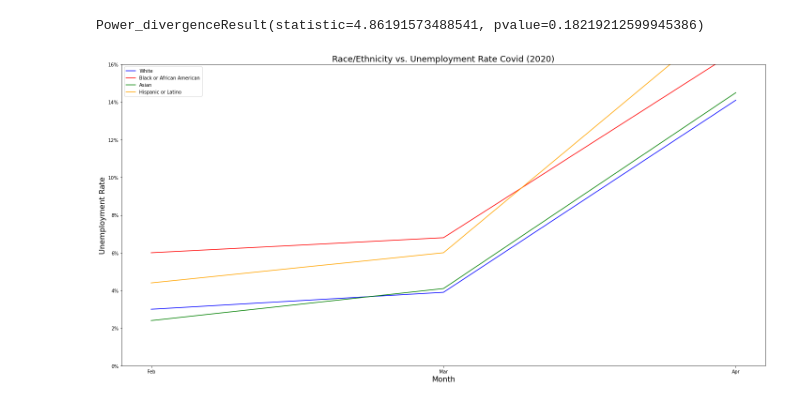
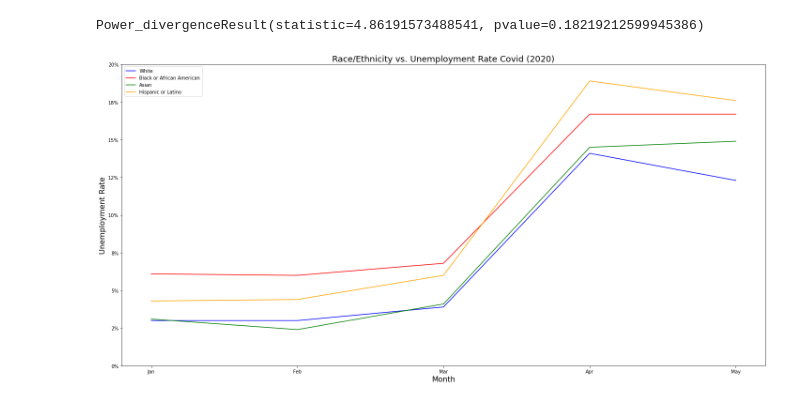
Before and after one commit to EpohDespair/Project-1, a Jupyter notebook: project1.ipynb, the cells around one changed output. Cells and saved outputs as stored; diff of their text form; code cells hidden in the pictures.

```diff
--- a/project1.ipynb
+++ b/project1.ipynb
@@ -764,3 +778,6 @@ Bachelor's Degree and Higher (25+)          4.27      6.07
 ...............................
 critical value: 7.81
 Power_divergenceResult(statistic=6.013440656460874, pvalue=0.11095813586299941)
+# %%
+covid_two = project1_table_raw.iloc[228:233, :]
+covid_two
@@ -880,24 +904,24 @@ critical value: 7.81
 Power_divergenceResult(statistic=4.86191573488541, pvalue=0.18219212599945386)
 # %%
 plt.figure(figsize=(20,10))
-plt.plot( 'Month', 'White', data=covid, color='blue')
-plt.plot( 'Month', 'Black or African American', data=covid, color='red')
-plt.plot( 'Month', 'Asian', data=covid, color='green')
-plt.plot( 'Month', 'Hispanic or Latino', data=covid, color='orange')
+plt.plot( 'Month', 'White', data=covid_two, color='blue')
+plt.plot( 'Month', 'Black or African American', data=covid_two, color='red')
+plt.plot( 'Month', 'Asian', data=covid_two, color='green')
+plt.plot( 'Month', 'Hispanic or Latino', data=covid_two, color='orange')
 plt.legend(loc='best')
 plt.title("Race/Ethnicity vs. Unemployment Rate Covid (2020)",fontsize=18)
 plt.xlabel('Month',fontsize=16)
 plt.ylabel('Unemployment Rate',fontsize=16)
 
-plt.ylim(0,16,4)
+plt.ylim(0,20,4)
 fig = plt.figure(1, (7,4))
 ax = fig.add_subplot(1,1,1)
 
 fmt = '%.0f%%' # Format for the ticks
 yticks = mtick.FormatStrFormatter(fmt)
 ax.yaxis.set_major_formatter(yticks)
 plt.tight_layout()
 
 plt.savefig("Images/Race vs Unemployment Rate_Covid")
 # %% [output]
-[figure, old version]
+[figure, new version]
```
Also changed, not shown: parts of 8 cells of this notebook, 6 other files.
